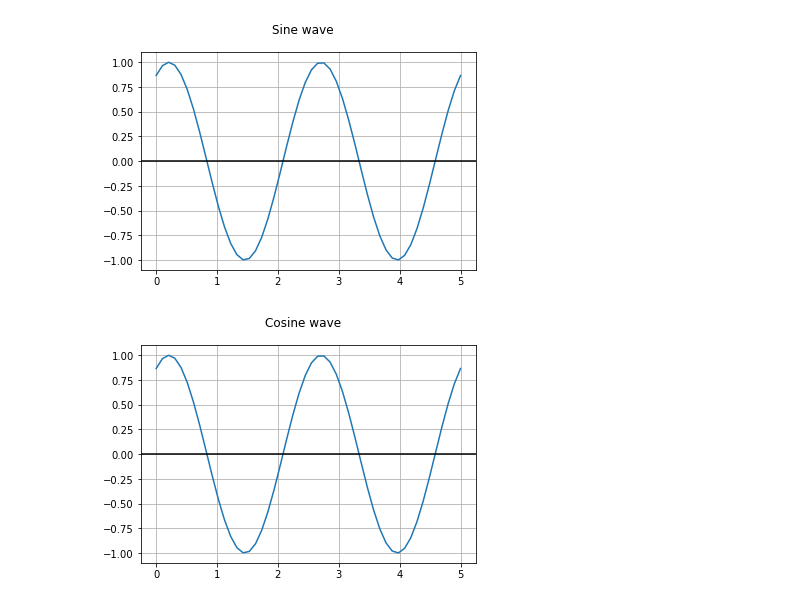
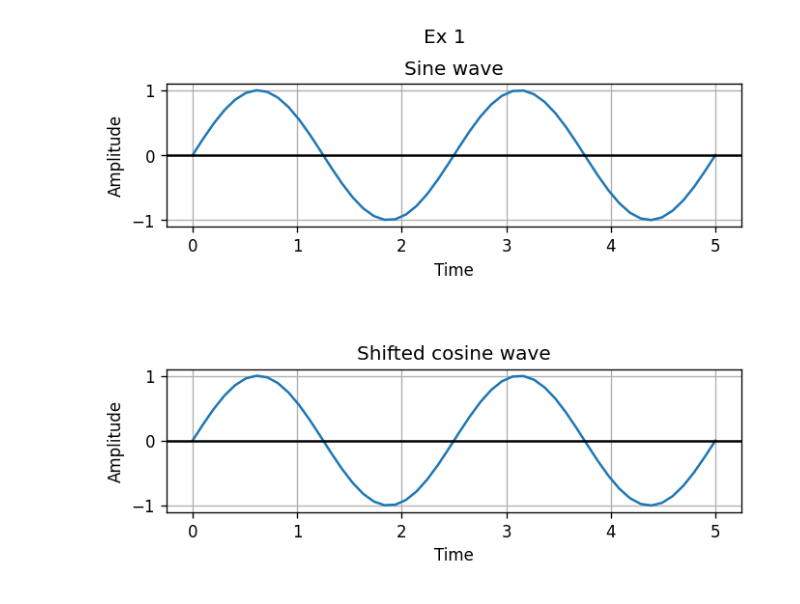
Before and after one commit to lucaion/ProcesareaSemnalelor, a Jupyter notebook: Laborator 2/Lab2 - rezolvari.ipynb, the cells around one changed output. Cells and saved outputs as stored; diff of their text form; code cells hidden in the pictures.

```diff
--- a/Laborator 2/Lab2 - rezolvari.ipynb
+++ b/Laborator 2/Lab2 - rezolvari.ipynb
@@ -1,31 +1,33 @@
 # %%
 #ex1
 
 import numpy as np
 import matplotlib.pyplot as plt
 import scipy.io.wavfile as wav
 import scipy.signal
 import sounddevice as sd
 
 t = np.linspace(0, 5)
 f = 1000
-x = np.sin(2 * np.pi * f * t + np.pi / 3)
-plt.suptitle("Sine wave")
-plt.plot(t, x)
-plt.grid(True)
-plt.axhline(y=0, color='black')
+phi = 0
+x = np.sin(2 * np.pi * f * t + phi)
+x2 = np.cos(2 * np.pi * f * t + (phi - np.pi / 2))
+
+fig, ax = plt.subplots(2, dpi=120)
+fig.suptitle("Ex 1")
+ax[0].set_title('Sine wave')
+ax[0].plot(t, x)
+ax[1].set_title('Shifted cosine wave')
+ax[1].plot(t, x2)
+for ax in ax.flat:
+    ax.axhline(y=0, color='black')
+    ax.set(xlabel="Time", ylabel="Amplitude")
+    ax.grid(True)
+
+plt.subplots_adjust(hspace=1)
 plt.show()
-
-
-x2 = np.cos(2 * np.pi * f * t - np.pi / 6)
-plt.suptitle("Cosine wave")
-plt.plot(t, x2)
-plt.grid(True)
-plt.axhline(y=0, color='black')
-plt.show()
 # %% [output]
-[figure, old version]
+[figure, new version]
-[figure, removed]
 # %%
 #ex2
 
```
Also changed, not shown: parts of 6 cells of this notebook.
